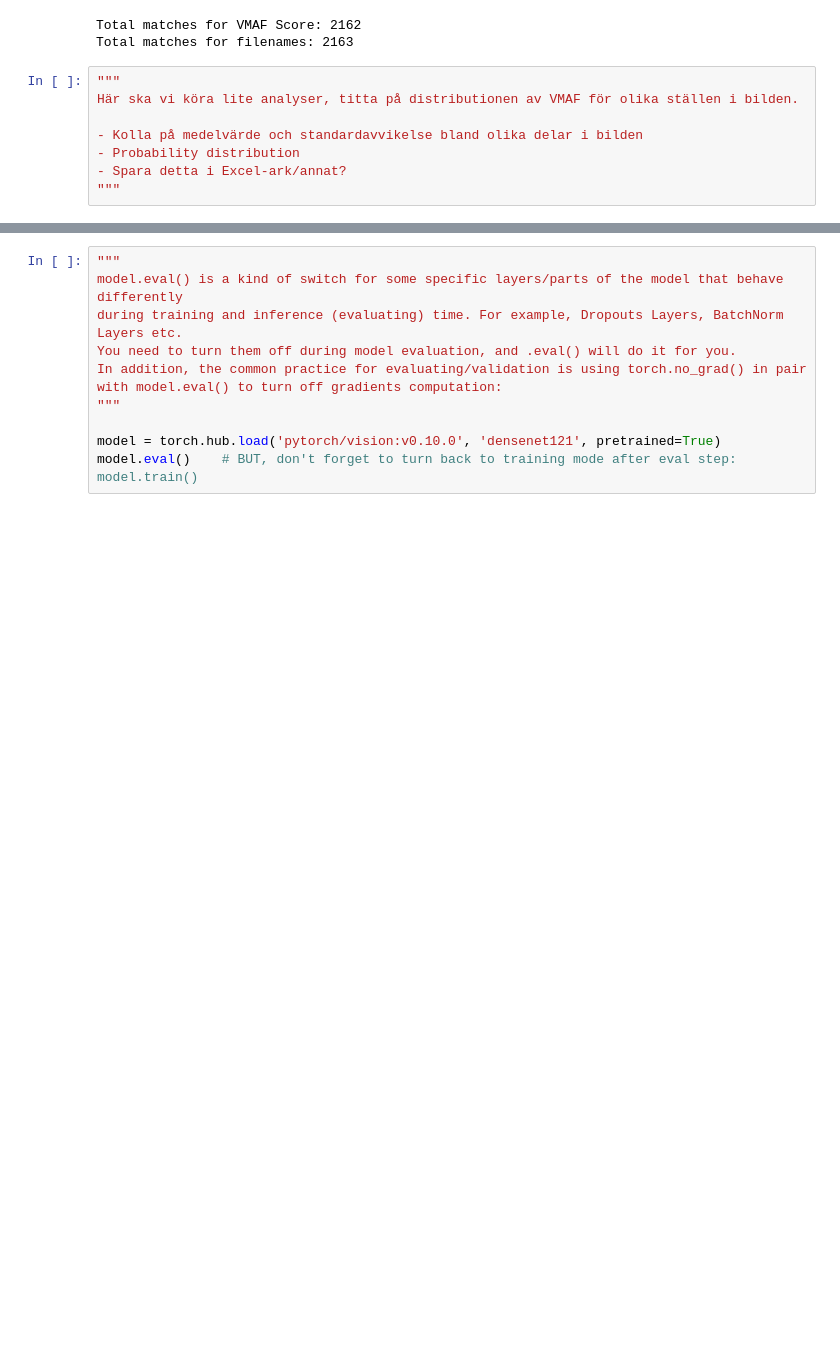
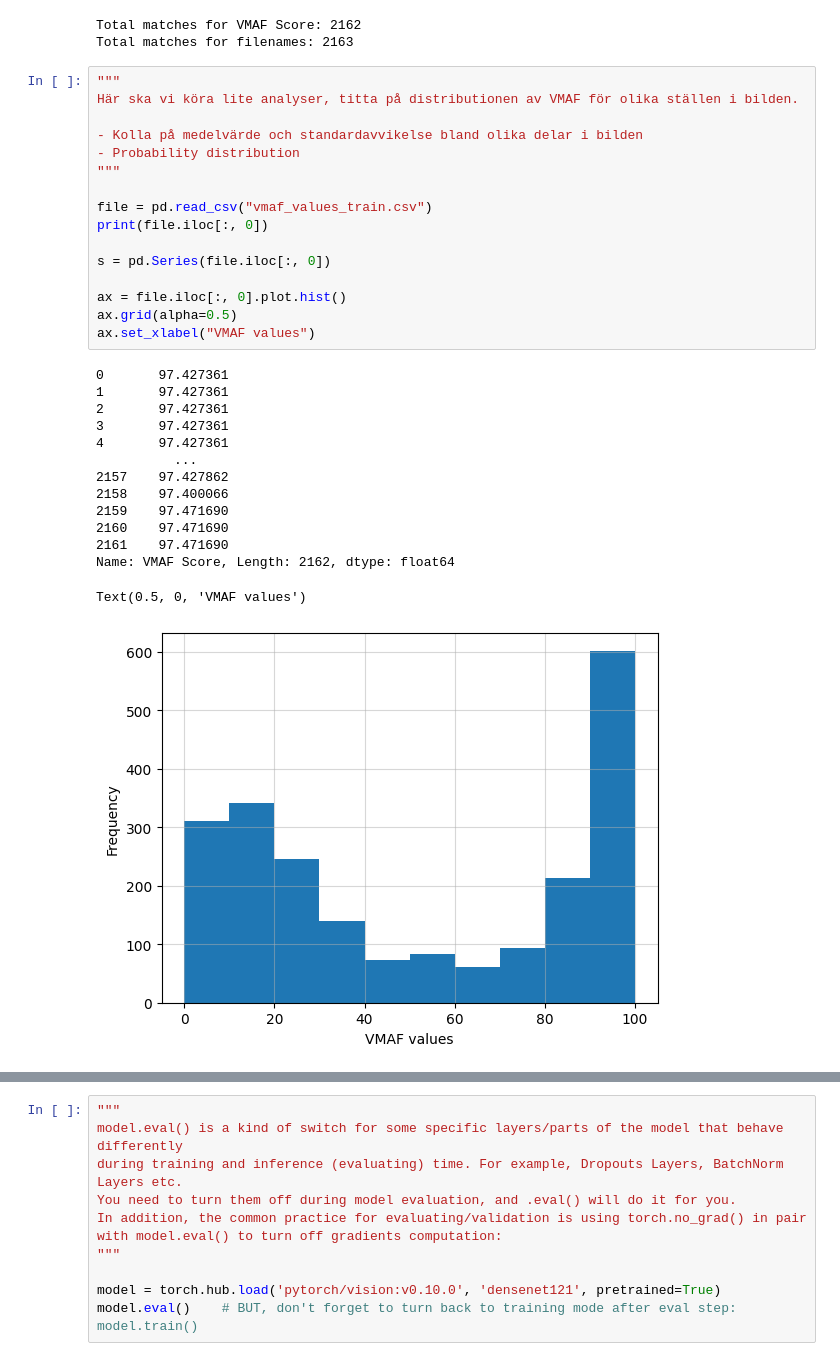
Before and after one commit to Kajlid/nr-vqa-vmaf, a Jupyter notebook: main.ipynb, the cells around one changed output, grey strips where cells are left out. Drawn from its saved outputs; the diff is of its cells as text; blank space fills up the shorter version.

```diff
--- a/main.ipynb
+++ b/main.ipynb
@@ -911,8 +913,31 @@ Total matches for filenames: 2163
 # %%
 """
 Här ska vi köra lite analyser, titta på distributionen av VMAF för olika ställen i bilden.
 
 - Kolla på medelvärde och standardavvikelse bland olika delar i bilden
 - Probability distribution
-- Spara detta i Excel-ark/annat?
 """
+
+file = pd.read_csv("vmaf_values_train.csv")
+print(file.iloc[:, 0])
+
+s = pd.Series(file.iloc[:, 0])
+
+ax = file.iloc[:, 0].plot.hist()
+ax.grid(alpha=0.5)
+ax.set_xlabel("VMAF values")
+# %% [output]
+0       97.427361
+1       97.427361
+2       97.427361
+3       97.427361
+4       97.427361
+          ...
+2157    97.427862
+2158    97.400066
+2159    97.471690
+2160    97.471690
+2161    97.471690
+Name: VMAF Score, Length: 2162, dtype: float64
+Text(0.5, 0, 'VMAF values')
+[figure, added]
```
Also changed, not shown: parts of 2 cells of this notebook.
